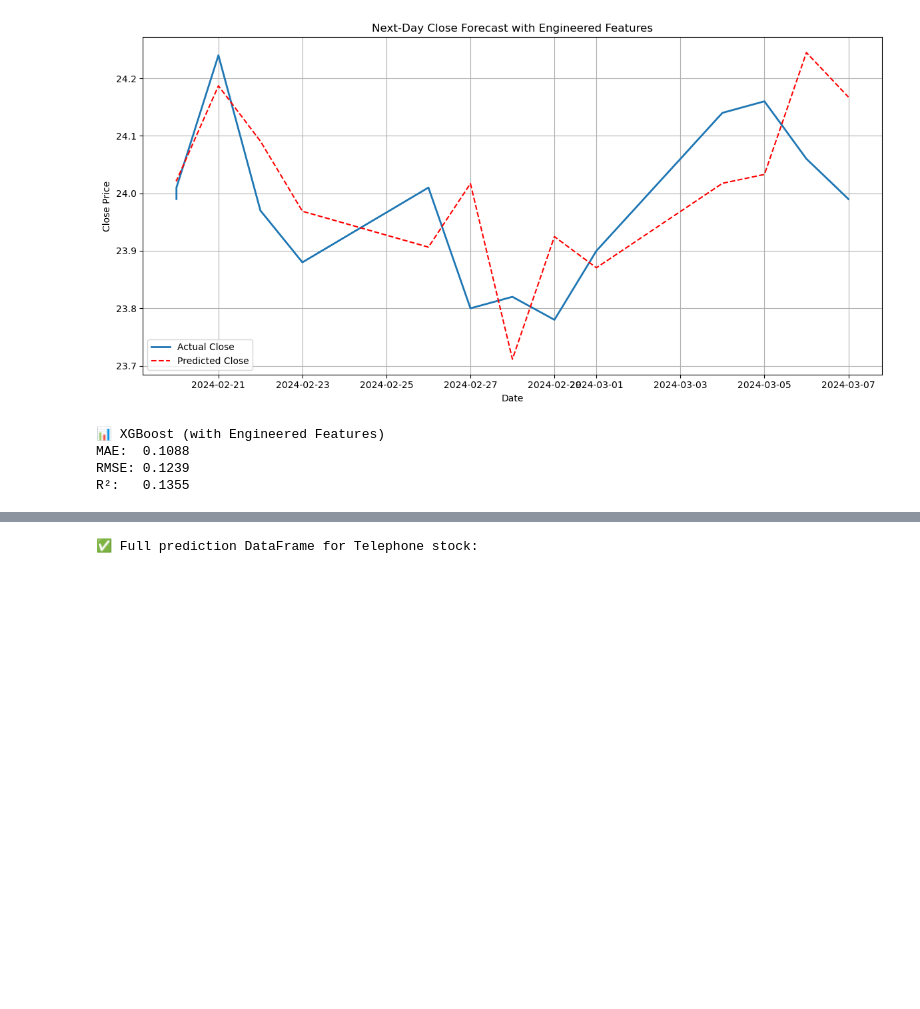
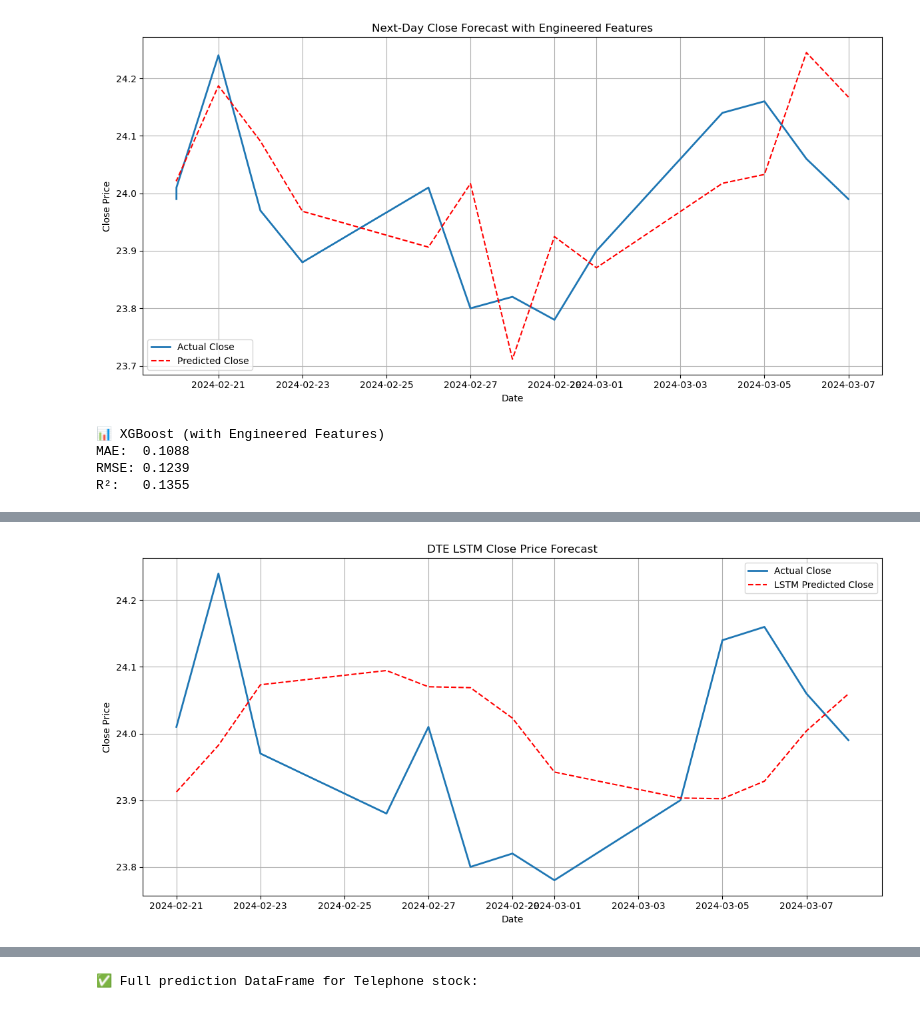
Before and after one commit to lucaluisadjei/pythongermanstocks, a Jupyter notebook: python_project copy.ipynb, the cells around one changed output, grey strips where cells are left out. Cells and saved outputs as stored; diff of their text form; code cells hidden in the pictures; blank space fills up the shorter version.

Commit message:
further models done

```diff
--- a/python_project copy.ipynb
+++ b/python_project copy.ipynb
@@ -170,10 +170,15 @@ axes[1,1].set_title('PACF plot for Closing Price in log format')
 # %% [output]
 Text(0.5, 1.0, 'PACF plot for Closing Price in log format')
 [figure]
+# %%
+dri= dri.set_index(dri['Date'])
+dte= dte.set_index(dte['Date'])
 # %%
 auto_training= portfolio_auto[portfolio_auto.index<='2024-02-20']
 auto_testing=portfolio_auto[portfolio_auto.index>='2024-02-20']
 tel_training= portfolio_tel[portfolio_tel.index<='2024-02-20']
 tel_testing=portfolio_tel[portfolio_tel.index>='2024-02-20']
-
-auto_testing.index
+dri_training=dri[dri.index <= '2021-07-20' ]
+dri_testing=dri[dri.index >= '2021-07-20' ]
+dte_training=dte[dte.index <= '2024-02-20' ]
+dte_testing=dte[dte.index >= '2024-02-20' ]
@@ -490,3 +473,92 @@ print(f"R²:   {r2:.4f}")
 MAE:  0.1088
 RMSE: 0.1239
 R²:   0.1355
+# %%
+import pandas as pd
+import numpy as np
+import matplotlib.pyplot as plt
+from sklearn.preprocessing import MinMaxScaler
+from sklearn.metrics import mean_absolute_error, mean_squared_error, r2_score
+from tensorflow.keras.models import Sequential
+from tensorflow.keras.layers import LSTM, Dense
+
+# Step 1: Prepare the data
+dte_training.index = pd.to_datetime(dte_training.index)
+dte_testing.index = pd.to_datetime(dte_testing.index)
+
+df = pd.concat([dte_training, dte_testing])
+df = df[['Close']].copy()
+df = df[~df.index.duplicated()]
+
+# Normalize Close prices
+scaler = MinMaxScaler()
+df['scaled_Close'] = scaler.fit_transform(df[['Close']])
+
+# Create LSTM sequences
+lookback = 5
+
+def create_sequences(data, lookback):
+    X, y, dates = [], [], []
+    for i in range(lookback, len(data)):
+        X.append(data[i - lookback:i, 0])
+        y.append(data[i, 0])
+        dates.append(df.index[i])
+    return np.array(X), np.array(y), dates
+
+X_all, y_all, all_dates = create_sequences(df[['scaled_Close']].values, lookback)
+
+# Step 2: Split train/test based on dte_training and dte_testing
+cutoff = dte_training.index[-1]
+train_mask = np.array(all_dates) <= cutoff
+test_mask = np.array(all_dates) > cutoff
+
+X_train, y_train = X_all[train_mask], y_all[train_mask]
+X_test, y_test = X_all[test_mask], y_all[test_mask]
+test_dates = np.array(all_dates)[test_mask]
+
+# Reshape for LSTM: [samples, time steps, features]
+X_train = X_train.reshape((X_train.shape[0], lookback, 1))
+X_test = X_test.reshape((X_test.shape[0], lookback, 1))
+
+# Step 3: Build and train the LSTM model
+model = Sequential([
+    LSTM(50, input_shape=(lookback, 1)),
+    Dense(1)
+])
+model.compile(optimizer='adam', loss='mse')
+model.fit(X_train, y_train, epochs=20, batch_size=16, verbose=0)
+
+# Step 4: Make predictions and inverse scale
+y_pred_scaled = model.predict(X_test)
+y_pred = scaler.inverse_transform(y_pred_scaled)
+y_actual = scaler.inverse_transform(y_test.reshape(-1, 1))
+
+# Step 5: Create results DataFrame
+dte_lstm_results = pd.DataFrame({
+    'date': test_dates,
+    'actual_Close': y_actual.flatten(),
+    'predicted_Close': y_pred.flatten()
+}).set_index('date')
+
+# Step 6: Plot
+plt.figure(figsize=(12, 6))
+plt.plot(dte_lstm_results.index, dte_lstm_results['actual_Close'], label='Actual Close', linewidth=2)
+plt.plot(dte_lstm_results.index, dte_lstm_results['predicted_Close'], label='LSTM Predicted Close', linestyle='--', color='red')
+plt.title('DTE LSTM Close Price Forecast')
+plt.xlabel('Date')
+plt.ylabel('Close Price')
+plt.legend()
+plt.grid(True)
+plt.tight_layout()
+plt.show()
+
+# Step 7: Evaluate
+mae = mean_absolute_error(dte_lstm_results['actual_Close'], dte_lstm_results['predicted_Close'])
+rmse = np.sqrt(mean_squared_error(dte_lstm_results['actual_Close'], dte_lstm_results['predicted_Close']))
+r2 = r2_score(dte_lstm_results['actual_Close'], dte_lstm_results['predicted_Close'])
+
+print("📊 DTE LSTM Model Performance")
+print(f"MAE:  {mae:.4f}")
+print(f"RMSE: {rmse:.4f}")
+print(f"R²:   {r2:.4f}")
+# %% [output]
@@ -492,0 +591 @@ R²:   0.1355
+[figure, added]
```
Also changed, not shown: parts of 4 cells of this notebook.
